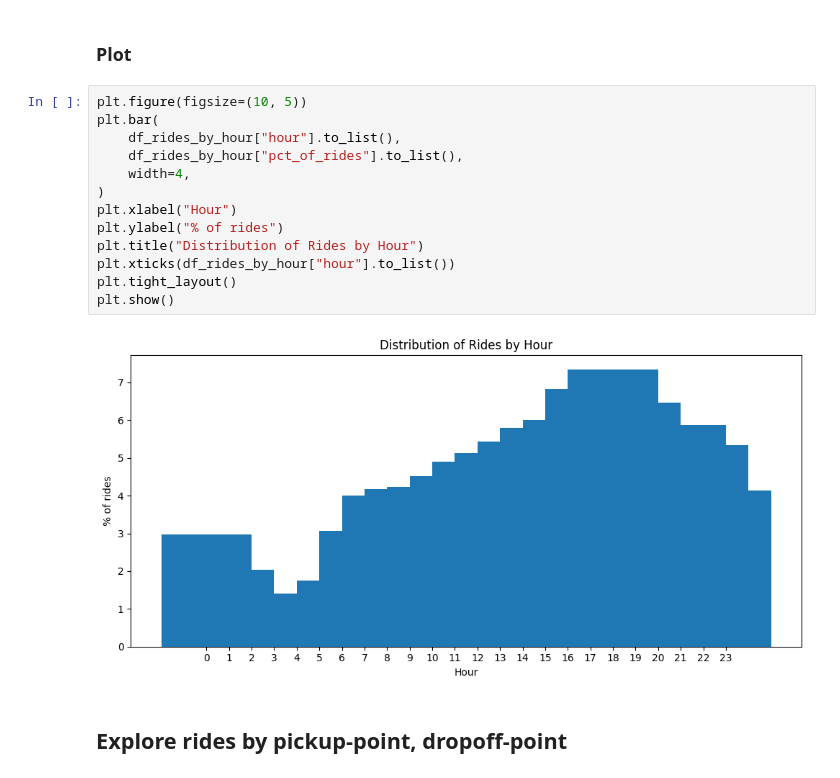
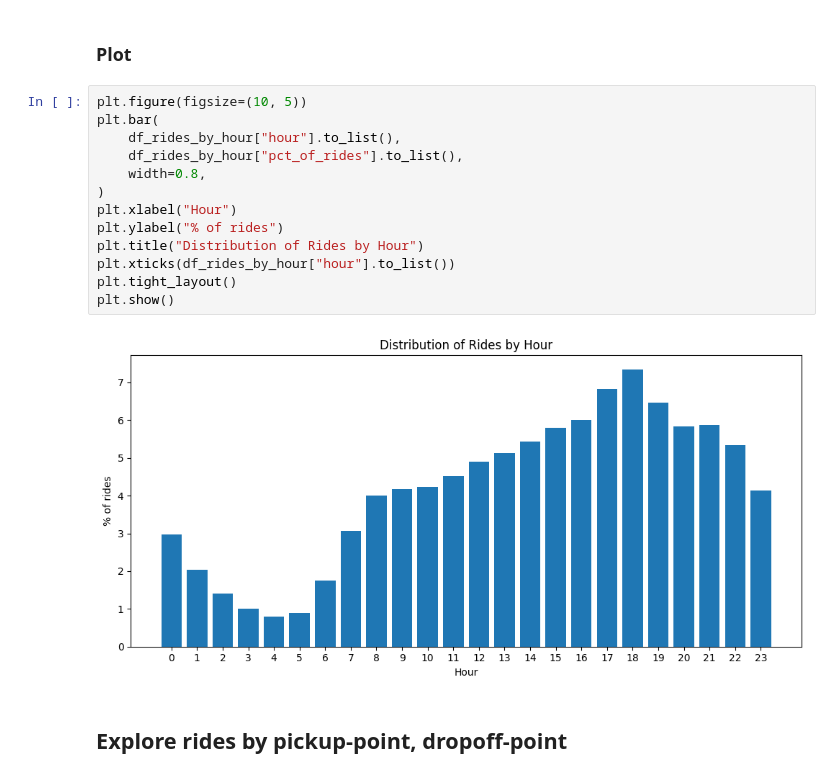
Before and after one commit to rupendrab/polars_exploration, a Jupyter notebook: notebooks/Taxi_Analysis.ipynb, the cells around one changed output. Drawn from its saved outputs; the diff is of its cells as text.

```diff
--- a/notebooks/Taxi_Analysis.ipynb
+++ b/notebooks/Taxi_Analysis.ipynb
@@ -215,17 +216,17 @@ shape: (24, 3)
 # %%
 plt.figure(figsize=(10, 5))
 plt.bar(
     df_rides_by_hour["hour"].to_list(),
     df_rides_by_hour["pct_of_rides"].to_list(),
-    width=4,
+    width=0.8,
 )
 plt.xlabel("Hour")
 plt.ylabel("% of rides")
 plt.title("Distribution of Rides by Hour")
 plt.xticks(df_rides_by_hour["hour"].to_list())
 plt.tight_layout()
 plt.show()
 # %% [output]
-[figure, old version]
+[figure, new version]
 # %% [markdown]
 ## Explore rides by pickup-point, dropoff-point
```
Also changed, not shown: parts of 7 cells of this notebook, 6 other files.
